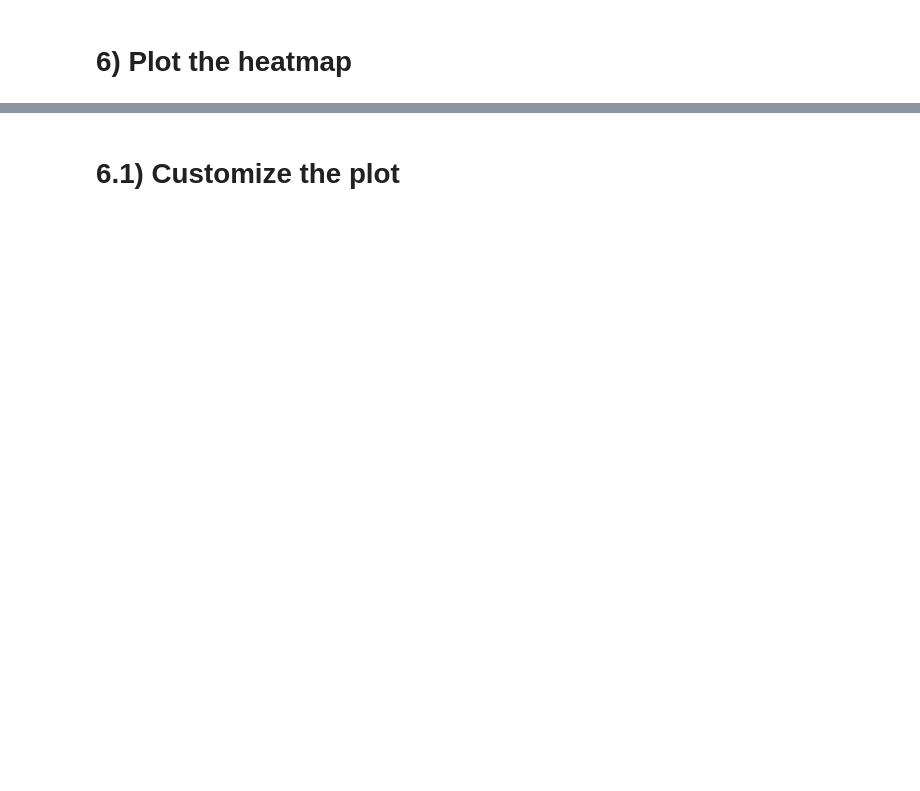
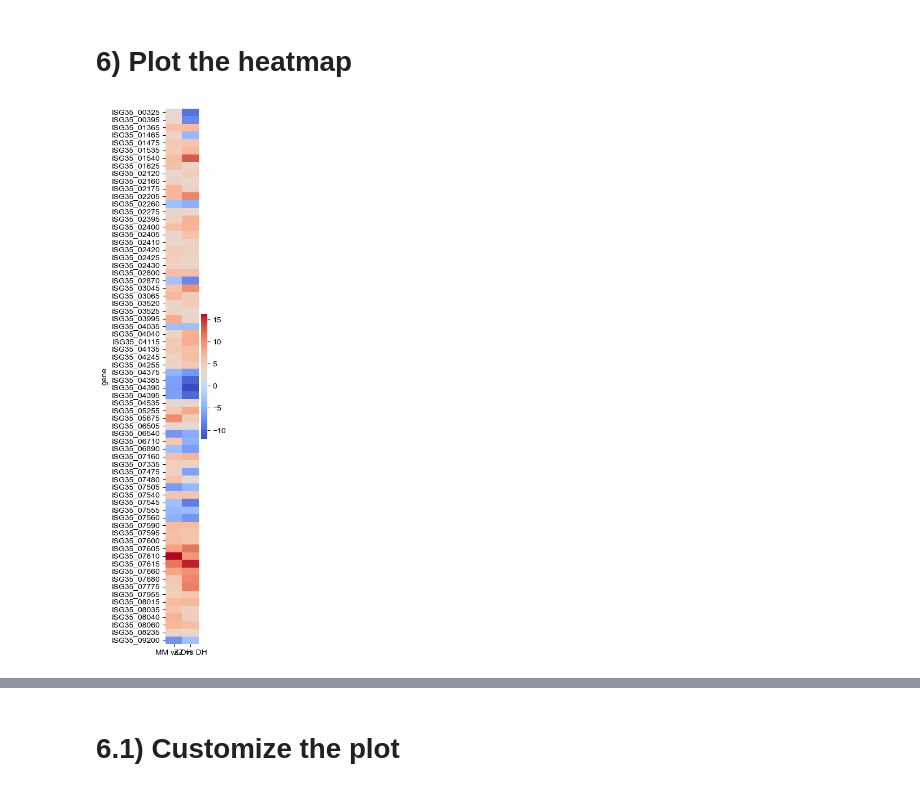
Before and after one commit to isacasini/ProgrammingWorkshop, a Jupyter notebook: 007_Heatmaps.ipynb, the cells around one changed output, grey strips where cells are left out. Cells and saved outputs as stored; diff of their text form; code cells hidden in the pictures; blank space fills up the shorter version.

Commit message:
updated 007 with discrete colorbars and relative paths and plots

```diff
--- a/007_Heatmaps.ipynb
+++ b/007_Heatmaps.ipynb
@@ -102,22 +185,32 @@ mpl.rcParams['legend.fontsize'] = 10          # legend font size
 # %%
 ## Default settings
 
 # Set the figure size
 plt.figure(figsize=(2.5, 10))  # slightly wider for readability
 
+# Define discrete colors and levels
+from matplotlib.colors import ListedColormap, BoundaryNorm
+
 # Plot the heatmap
 ax = sns.heatmap(
     df_M_Z_vs_DH_filtered[["log2FoldChange_MvsDH", "log2FoldChange_ZvsDH"]],
     xticklabels=["MM vs DH", "ZZ vs DH"],
     yticklabels=df_M_Z_vs_DH_filtered.index,
-    cmap="coolwarm"
+    cmap="coolwarm",
 )
 
 plt.tight_layout()
 
 # Save the figure
-pathout = r"C:\Users\uqicasin\Documents\Teaching\Program_Workshop\007_heatmap_data"
-filename = f"{pathout}_DE_Trans_simple.svg"
+pathout = r"C:\Users\uqicasin\Documents\Teaching\Program_Workshop\ProgrammingWorkshop_Git\ProgrammingWorkshop\007_heatmap_data"
+filename = f"{pathout}\DE_Trans_simple.svg" # end of the file name
+
+# # Alternative path out using relative paths
+# filename = os.path.join("007_heatmap_data", "DE_Trans_simple.svg") # to go back one directory, use ".."
+# print(os.path.abspath(filename))
+
 # plt.savefig(filename, dpi=300, bbox_inches='tight') # uncomment to save the figure
 
 plt.show()
+# %% [output]
+[figure, added]
```
Also changed, not shown: parts of 8 cells of this notebook, 3 other files.
